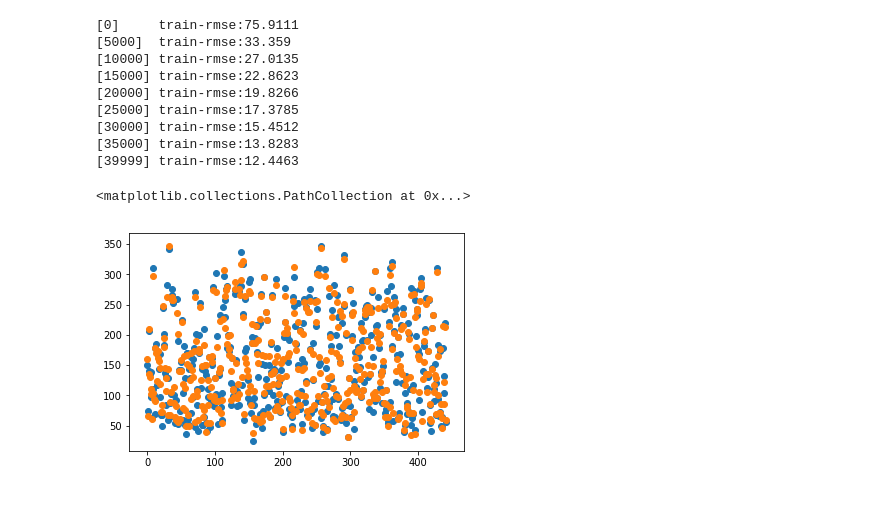
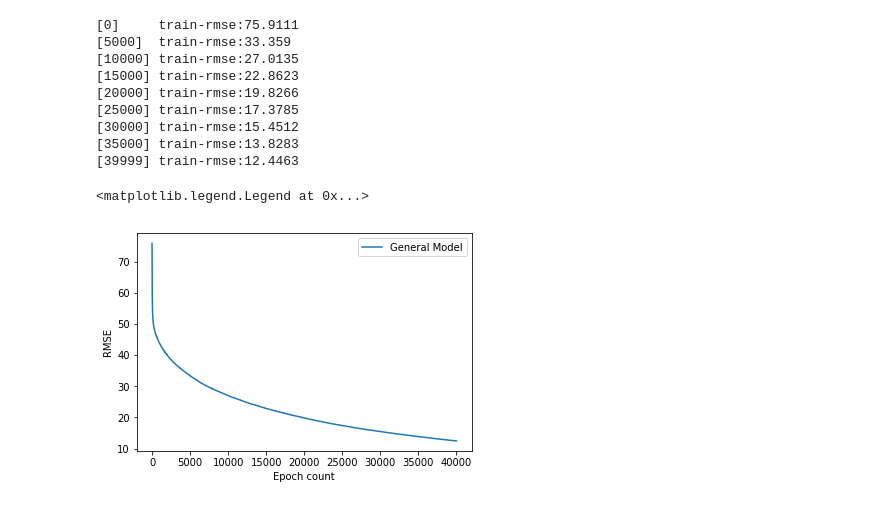
Before and after one commit to koralpc/shapley-bootstrapping, a Jupyter notebook: Notebooks/Shapley Clustering.ipynb, the cells around one changed output. Cells and saved outputs as stored; diff of their text form; code cells hidden in the pictures.

```diff
--- a/Notebooks/Shapley Clustering.ipynb
+++ b/Notebooks/Shapley Clustering.ipynb
@@ -251,14 +241,15 @@ plt.scatter(np.arange(len(original_split_shapley['original_label_cluster0'])),mo
 # %%
 #Train overall model
+ev_result = {}
 params = {
     "eta": 0.05,
     "max_depth": 1,
     "objective": "reg:squarederror",
     "subsample": 0.5,
     "base_score": np.mean(y),
-    "eval_metric": "rmse"
+    "eval_metric": "rmse",
 }
-model = xgboost.train(params,xgboost.DMatrix(X, label=y),40000,evals = [(xgboost.DMatrix(X, label=y), "train")] ,verbose_eval = 5000)
+model = xgboost.train(params,xgboost.DMatrix(X, label=y),40000,evals = [(xgboost.DMatrix(X, label=y), "train")] ,verbose_eval = 5000,evals_result = ev_result)
 # %% [output]
 [0]     train-rmse:75.9111
 [5000]  train-rmse:33.359
@@ -269,12 +260,17 @@ model = xgboost.train(params,xgboost.DMatrix(X, label=y),40000,evals = [(xgboost
 [30000] train-rmse:15.4512
 [35000] train-rmse:13.8283
 [39999] train-rmse:12.4463
+# %%
+plt.plot(np.arange(len(ev_result['train']['rmse'])),ev_result['train']['rmse'])
+plt.xlabel('Epoch count')
+plt.ylabel('RMSE')
+plt.legend(['General Model'])
+# %% [output]
+<matplotlib.legend.Legend at 0x...>
+[figure, added]
 # %%
 plt.scatter(np.arange(len(X)),y)
 plt.scatter(np.arange(len(X)),model.predict(xgboost.DMatrix(X)))
-# %% [output]
-<matplotlib.collections.PathCollection at 0x...>
-[figure, removed]
 # %%
 #Do PCA for dimensionality reduction
 pca = PCA(n_components=2)
```
Also changed, not shown: parts of 13 cells of this notebook, 1 other file.
